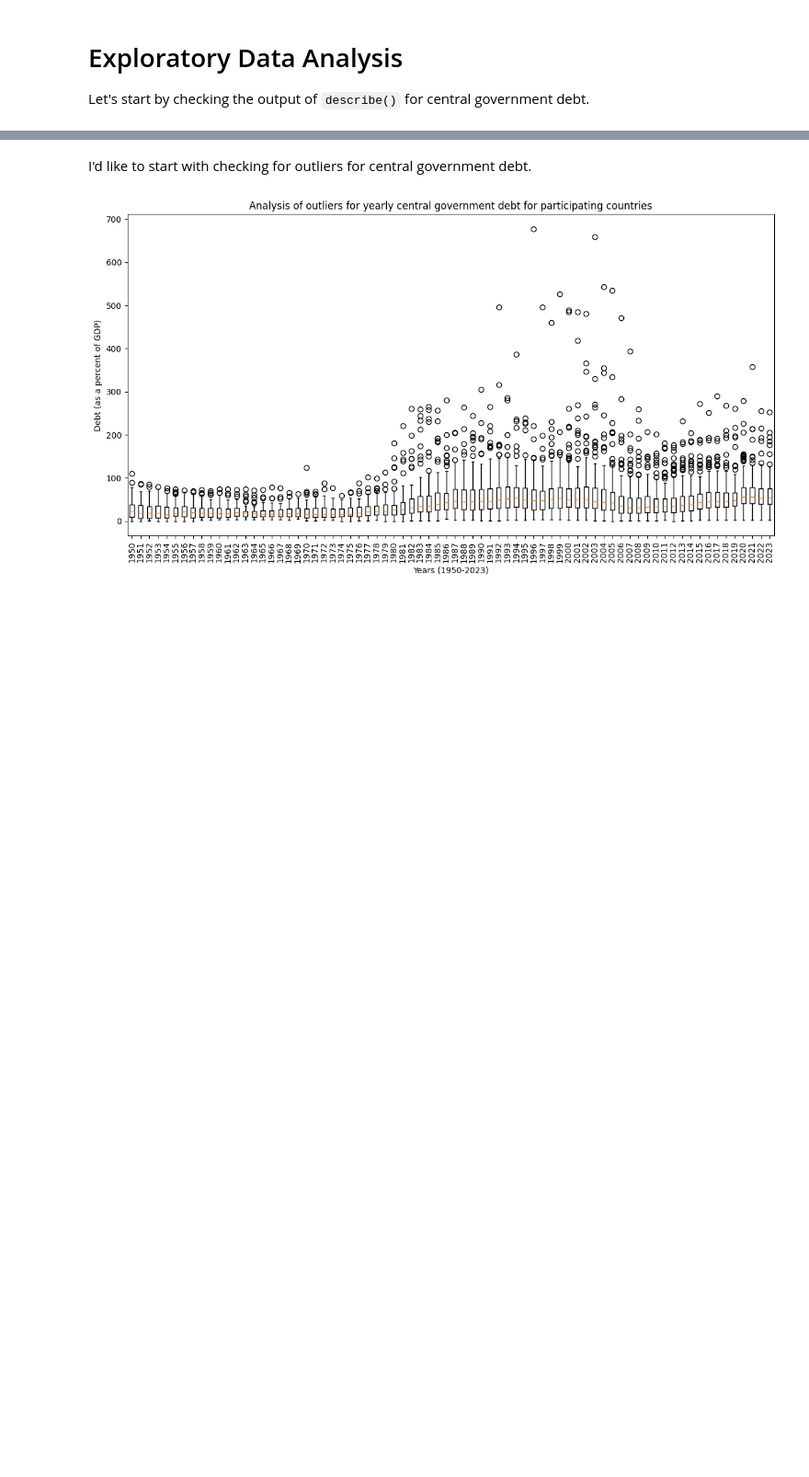
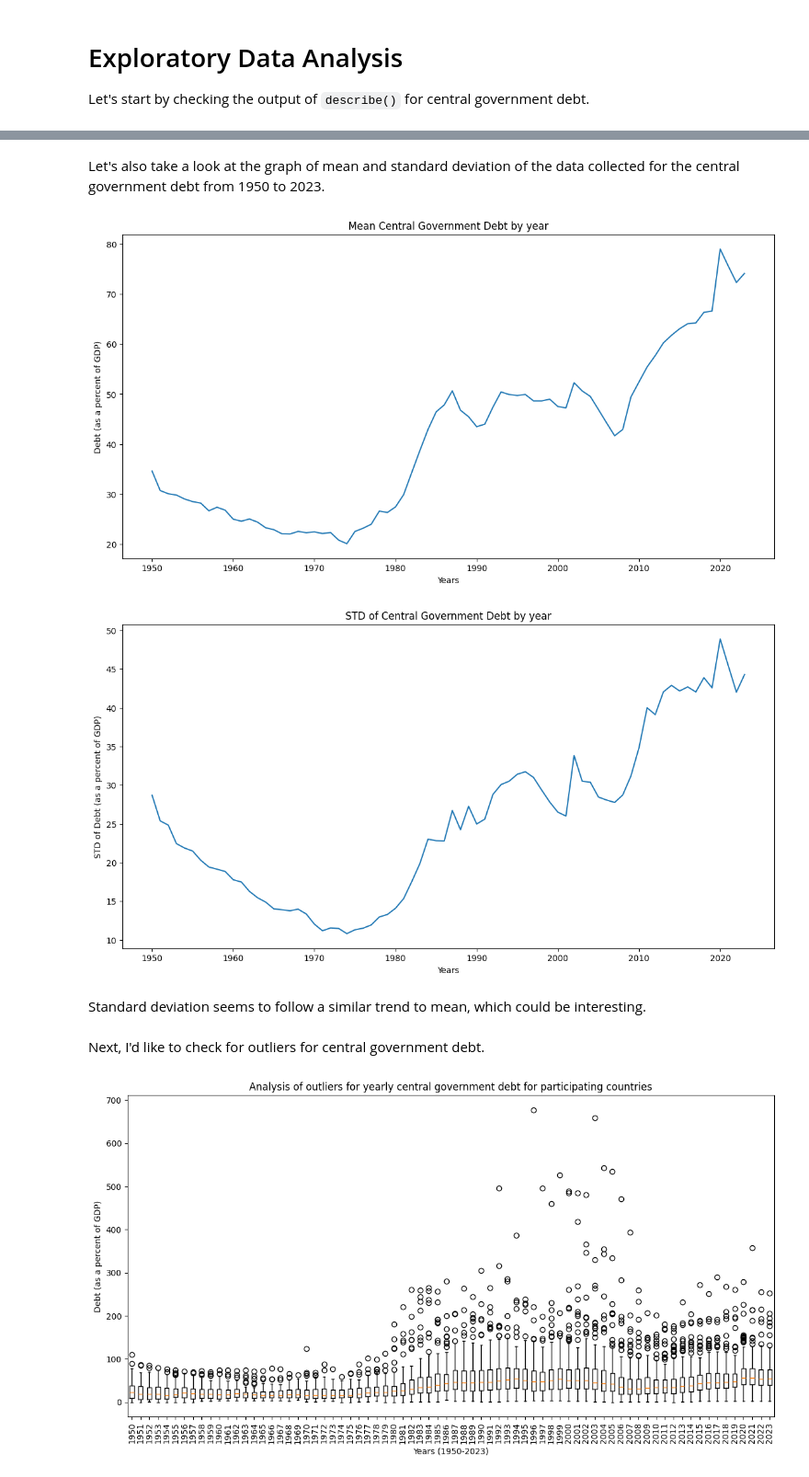
Before and after one commit to kurealnum/dsrp-2025, a Jupyter notebook: DSRP_Global_Debt.ipynb, the cells around one changed output, grey strips where cells are left out. Shown: that part at 92% size. Saved outputs shown, nothing was run; the diff lists cells and outputs as text; code cells hidden in the pictures; blank space fills up the shorter version.

```diff
--- a/DSRP_Global_Debt.ipynb
+++ b/DSRP_Global_Debt.ipynb
@@ -360,0 +349,6 @@ x.describe()
+# %%
+# Is there a better variable name to use than tmp? Maybe? Maybe not.
+
+# Remove first descriptive column, then convert to float.
+tmp = central_govt_debt_df.drop(central_govt_debt_df.columns[0], axis=1).astype(str).astype(float)
+tmp.describe()
@@ -361,5 +366,24 @@ x.describe()
+# %% [markdown]
+Let's also take a look at the graph of mean and standard deviation of the data collected for the central government debt from 1950 to 2023.
+# %%
+plt.plot(tmp.mean())
+plt.xlabel("Years")
+plt.ylabel("Debt (as a percent of GDP)")
+plt.title("Mean Central Government Debt by year")
+plt.show()
+
+plt.plot(tmp.std())
+plt.xlabel("Years")
+plt.ylabel("STD of Debt (as a percent of GDP)")
+plt.title("STD of Central Government Debt by year")
+plt.show()
+# %% [output]
+[figure, added]
+[figure, added]
+# %% [markdown]
+Standard deviation seems to follow a similar trend to mean, which could be interesting.
 # %% [markdown]
-I'd like to start with checking for outliers for central government debt.
+Next, I'd like to check for outliers for central government debt.
 # %%
 plt.rcParams["figure.figsize"] = (14, 7)
 
```
Also changed, not shown: parts of 4 cells of this notebook.
